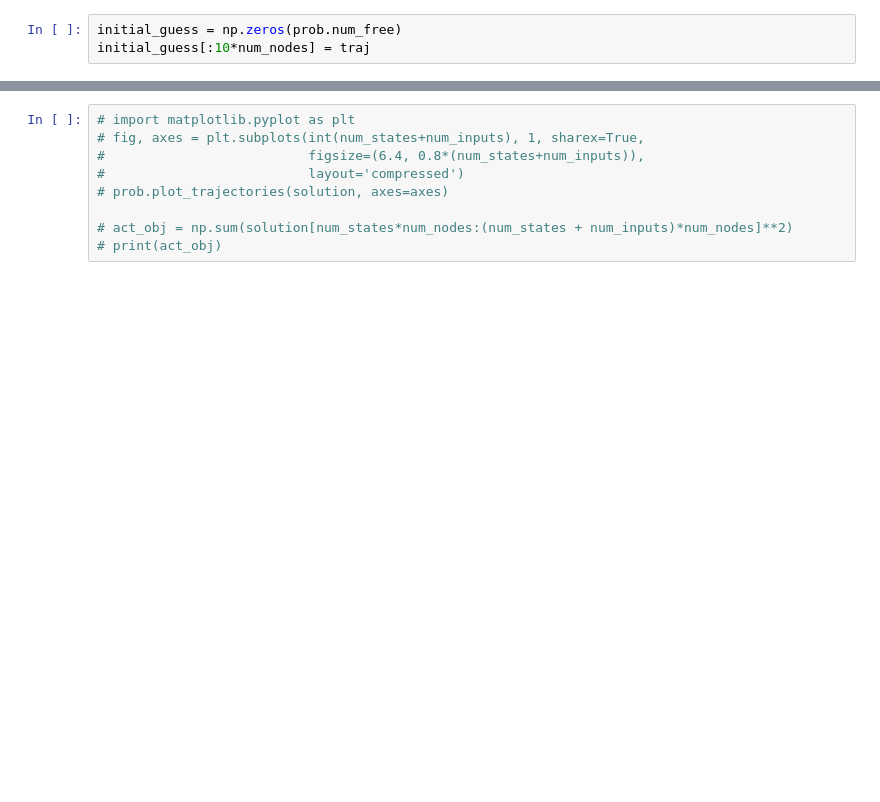
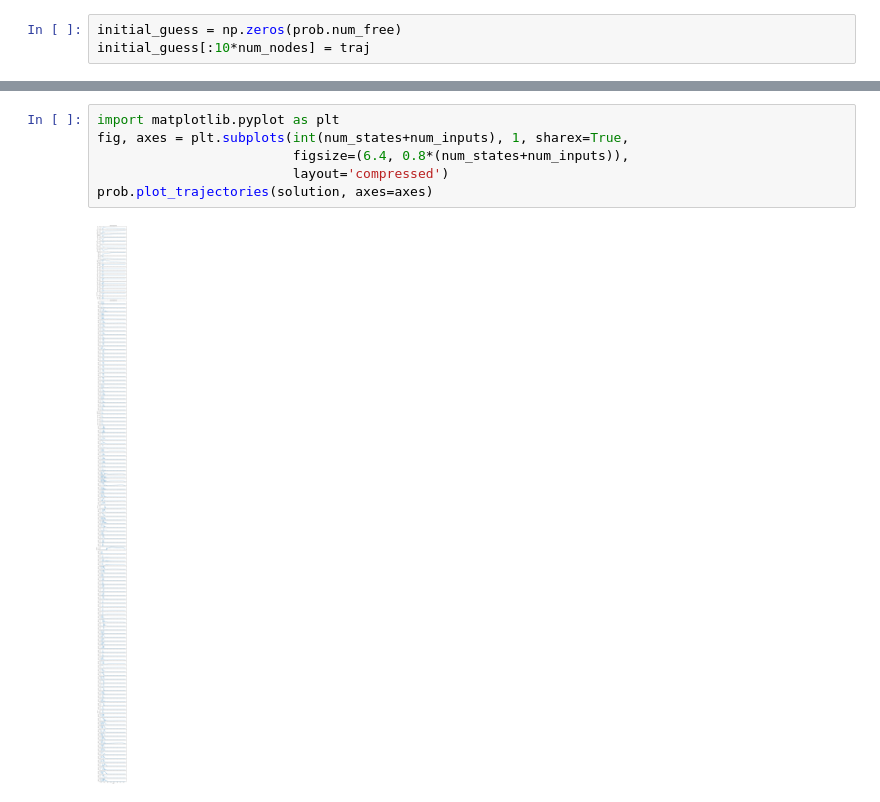
Before and after one commit to zoufaond/Exoskelet_matlab, a Jupyter notebook: Shoulder_Chadwick/My_DAS3/opt_control_eul.ipynb, the cells around one changed output, grey strips where cells are left out. Saved outputs shown, nothing was run; the diff lists cells and outputs as text; blank space fills up the shorter version.

```diff
--- a/Shoulder_Chadwick/My_DAS3/opt_control_eul.ipynb
+++ b/Shoulder_Chadwick/My_DAS3/opt_control_eul.ipynb
@@ -112,14 +126,13 @@ Objective activations:  712.9975147893169
 # %% [output]
 Saved to .mat file
 # %%
-# import matplotlib.pyplot as plt
-# fig, axes = plt.subplots(int(num_states+num_inputs), 1, sharex=True,
-#                          figsize=(6.4, 0.8*(num_states+num_inputs)),
-#                          layout='compressed')
-# prob.plot_trajectories(solution, axes=axes)
-
-# act_obj = np.sum(solution[num_states*num_nodes:(num_states + num_inputs)*num_nodes]**2)
-# print(act_obj)
+import matplotlib.pyplot as plt
+fig, axes = plt.subplots(int(num_states+num_inputs), 1, sharex=True,
+                         figsize=(6.4, 0.8*(num_states+num_inputs)),
+                         layout='compressed')
+prob.plot_trajectories(solution, axes=axes)
+# %% [output]
+[figure, added]
 # %%
 import matplotlib.pyplot as plt
 fig, axs = plt.subplots(10)
```
Also changed, not shown: parts of 10 cells of this notebook, 30 other files.
